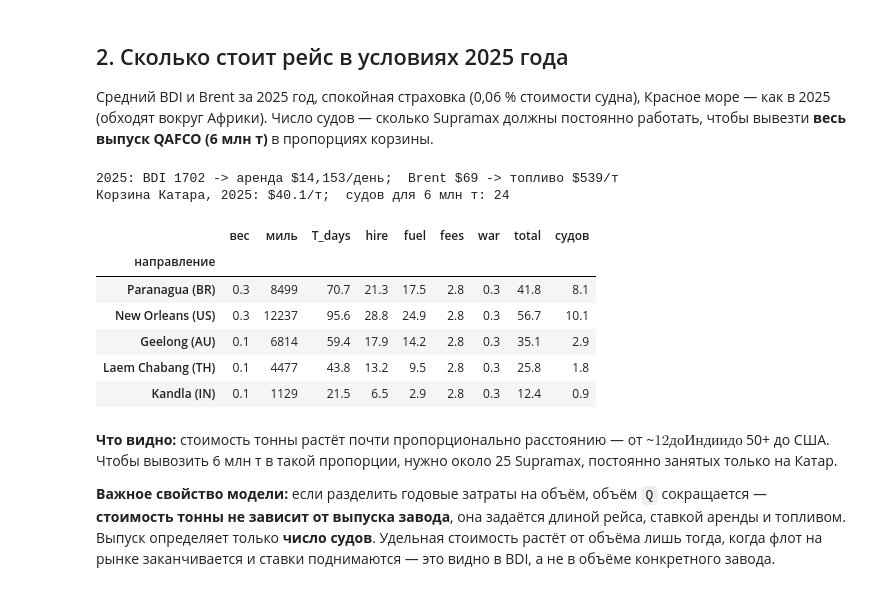
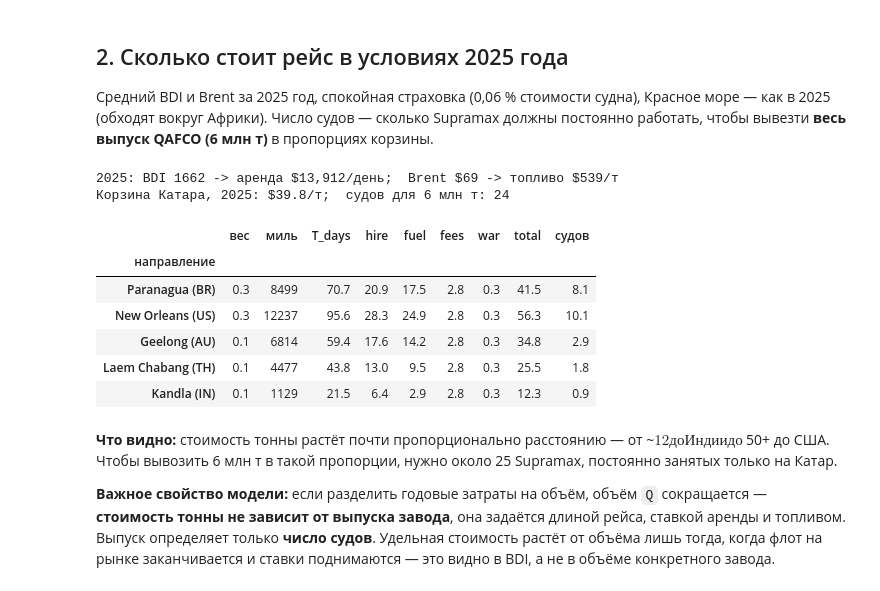
Before and after one commit to VldslMr/fertilizer-supply-chain-digital-model, a Jupyter notebook: checkpoint_2/transport_costs/notebooks/02_transport_costs.ipynb, the cells around one changed output. Drawn from its saved outputs; the diff is of its cells as text; code cells hidden in the pictures.

```diff
--- a/checkpoint_2/transport_costs/notebooks/02_transport_costs.ipynb
+++ b/checkpoint_2/transport_costs/notebooks/02_transport_costs.ipynb
@@ -79,34 +79,34 @@ print(f"Пять направлений = {share_total:.0%} экспорта К
 Средний BDI и Brent за 2025 год, спокойная страховка (0,06 % стоимости судна), Красное море — как в 2025 (обходят вокруг Африки).
 Число судов — сколько Supramax должны постоянно работать, чтобы вывезти **весь выпуск QAFCO (6 млн т)** в пропорциях корзины.
 # %%
-BDI25 = bdi.loc["2025", "bdi"].mean(); BRENT25 = prices.loc["2025", "brent"].mean()
+BDI25 = bdi.loc["2025", "bdi_avg"].mean(); BRENT25 = prices.loc["2025", "brent"].mean()
 TC25, BUNK25 = f.tc_rate(BDI25), f.bunker_price(BRENT25)
 print(f"2025: BDI {BDI25:.0f} -> аренда ${TC25:,.0f}/день;  Brent ${BRENT25:.0f} -> топливо ${BUNK25:.0f}/т")
 
 def route(dest, scenario):
     return routes[(routes.origin == "Mesaieed (QA)") & (routes.dest == dest) & (routes.scenario == scenario)].iloc[0]
 
 QAFCO_T = 6.0e6
 rows = []
 for dest, w in weights.items():
     r = route(dest, "no_red_sea")      # с 2024 года суда обходят Красное море
     c = f.voyage_cost(r.distance_nm, vessel, TC25, BUNK25, via_suez=r.via_suez, war_gulf_pct=0.06)
     rows.append(dict(направление=dest, вес=w, миль=r.distance_nm, **c,
                      судов=f.fleet_needed(QAFCO_T * w, c["T_days"], vessel)))
 snap = pd.DataFrame(rows).set_index("направление")
 basket25 = (snap.total * snap.вес).sum()
 print(f"Корзина Катара, 2025: ${basket25:.1f}/т;  судов для 6 млн т: {snap.судов.sum():.0f}")
 snap.round(1)
 # %% [output]
-2025: BDI 1702 -> аренда $14,153/день;  Brent $69 -> топливо $539/т
-Корзина Катара, 2025: $40.1/т;  судов для 6 млн т: 24
+2025: BDI 1662 -> аренда $13,912/день;  Brent $69 -> топливо $539/т
+Корзина Катара, 2025: $39.8/т;  судов для 6 млн т: 24
 |  | вес | миль | T_days | hire | fuel | fees | war | total | судов |
 | направление |  |  |  |  |  |  |  |  |  |
-| Paranagua (BR) | 0.3 | 8499 | 70.7 | 21.3 | 17.5 | 2.8 | 0.3 | 41.8 | 8.1 |
-| New Orleans (US) | 0.3 | 12237 | 95.6 | 28.8 | 24.9 | 2.8 | 0.3 | 56.7 | 10.1 |
-| Geelong (AU) | 0.1 | 6814 | 59.4 | 17.9 | 14.2 | 2.8 | 0.3 | 35.1 | 2.9 |
-| Laem Chabang (TH) | 0.1 | 4477 | 43.8 | 13.2 | 9.5 | 2.8 | 0.3 | 25.8 | 1.8 |
-| Kandla (IN) | 0.1 | 1129 | 21.5 | 6.5 | 2.9 | 2.8 | 0.3 | 12.4 | 0.9 |
+| Paranagua (BR) | 0.3 | 8499 | 70.7 | 20.9 | 17.5 | 2.8 | 0.3 | 41.5 | 8.1 |
+| New Orleans (US) | 0.3 | 12237 | 95.6 | 28.3 | 24.9 | 2.8 | 0.3 | 56.3 | 10.1 |
+| Geelong (AU) | 0.1 | 6814 | 59.4 | 17.6 | 14.2 | 2.8 | 0.3 | 34.8 | 2.9 |
+| Laem Chabang (TH) | 0.1 | 4477 | 43.8 | 13.0 | 9.5 | 2.8 | 0.3 | 25.5 | 1.8 |
+| Kandla (IN) | 0.1 | 1129 | 21.5 | 6.4 | 2.9 | 2.8 | 0.3 | 12.3 | 0.9 |
 # %% [markdown]
 **Что видно:** стоимость тонны растёт почти пропорционально расстоянию — от ~$12 до Индии до ~$50+ до США.
 Чтобы вывозить 6 млн т в такой пропорции, нужно около 25 Supramax, постоянно занятых только на Катар.
```
Also changed, not shown: parts of 5 cells of this notebook, 5 other files.
